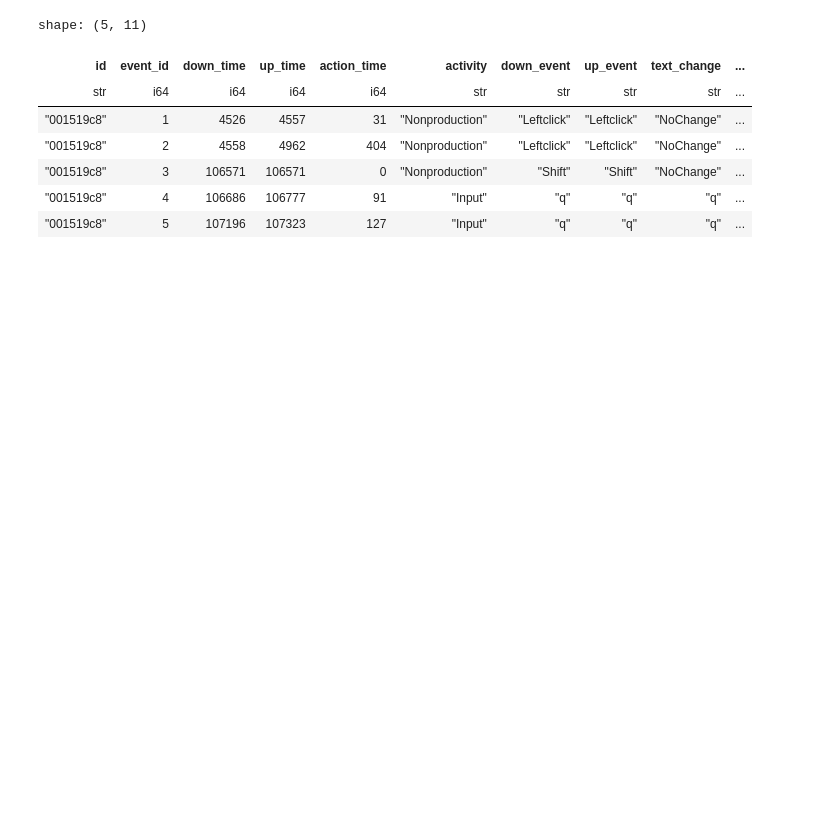
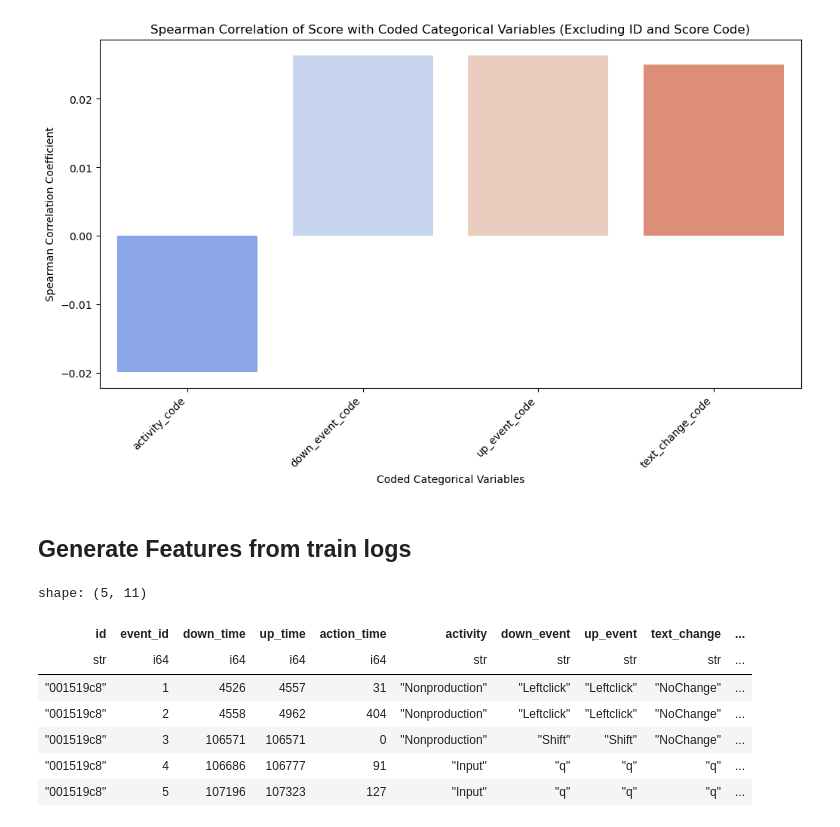
Before and after one commit to Yimei-Yang/Kaggle-WritingQuality, a Jupyter notebook: notebook.ipynb, the cells around one changed output. Cells and saved outputs as stored; diff of their text form; code cells hidden in the pictures; blank space fills up the shorter version.

Commit message:
Add files via upload
Added EDA, data pre-processing, and models (Lasso, random forest, lgbm).

```diff
--- a/notebook.ipynb
+++ b/notebook.ipynb
@@ -25,0 +38,4 @@ pd.options.display.max_colwidth = 99
+# %%
+train_logs = pd.read_csv("data/raw/train_logs.csv")
+target = pd.read_csv("data/raw/train_scores.csv")
+train_df = train_logs.merge(target, on='id', how='inner')
@@ -26,3 +152,25 @@ pd.options.display.max_colwidth = 99
+# %%
+category_columns = train_df.select_dtypes(include=['object']).drop('id', axis=1)
+
+for col in category_columns:
+    train_df[col + '_code'] = train_df[col].astype('category').cat.codes
+
+coded_category_columns = train_df.filter(regex='_code$')
+coded_category_columns = coded_category_columns.drop(['id_code', 'score_code'], axis=1, errors='ignore')
+
+spearman_corr_coded_category = coded_category_columns.corrwith(train_df['score'], method='spearman')
+
+plt.figure(figsize=(12, 6))
+sns.barplot(x=spearman_corr_coded_category.index, y=spearman_corr_coded_category.values, palette='coolwarm', dodge=False)
+plt.title('Spearman Correlation of Score with Coded Categorical Variables (Excluding ID and Score Code)')
+plt.xlabel('Coded Categorical Variables')
+plt.ylabel('Spearman Correlation Coefficient')
+plt.xticks(rotation=45, ha='right')
+plt.show()
+# %% [output]
+[figure, added]
+# %% [markdown]
+## Generate Features from train logs
 # %%
 train_logs = pl.scan_csv("data/raw/train_logs.csv")
 display(train_logs.collect().head())
```
Also changed, not shown: parts of 18 cells of this notebook.
